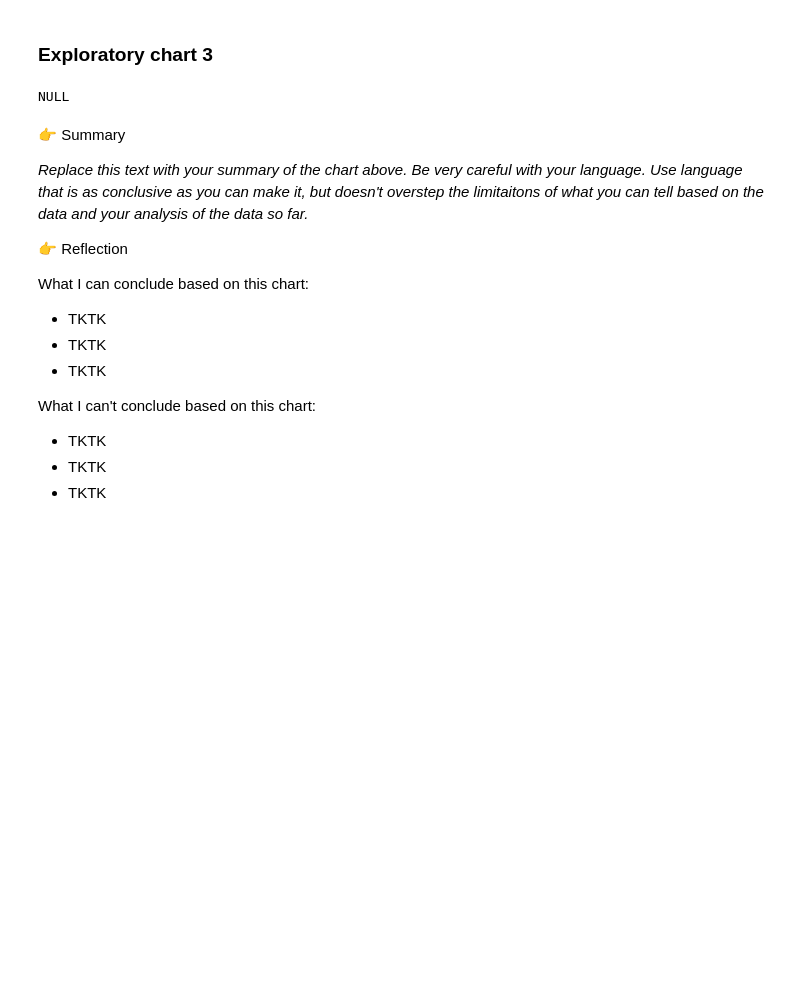
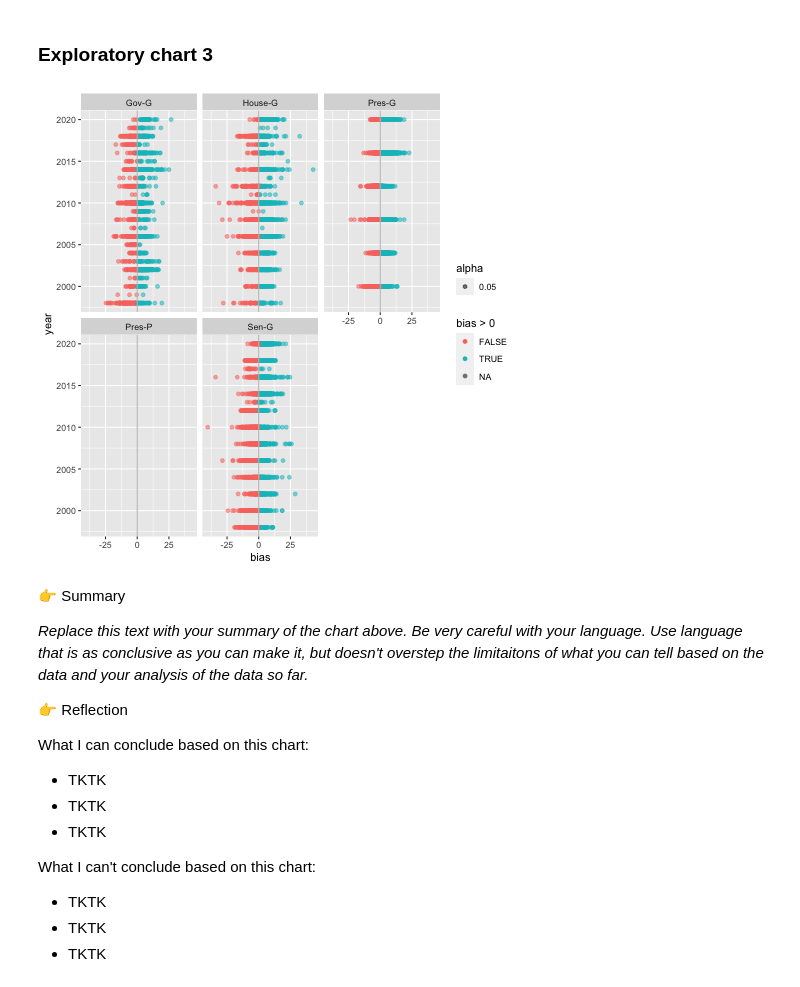
Before and after one commit to data4news-students/polling-exploration-cats, a Jupyter notebook: notebook-4.ipynb, the cells around one changed output. Cells and saved outputs as stored; diff of their text form; code cells hidden in the pictures; blank space fills up the shorter version.

```diff
--- a/notebook-4.ipynb
+++ b/notebook-4.ipynb
@@ -168,10 +174,14 @@ What I can't conclude based on this chart:
 # %%
 %%R
 
 # 👉 Chart 2
 # Insert code for a ggplot chart below
+ggplot(df) +
+    aes(x=bias, y=year, color=bias>0, alpha=.05) +
+    geom_point() +
+    geom_vline(aes(xintercept=0), color='grey') +facet_wrap(~type_simple)
 # %% [output]
-NULL
+[figure, added]
 # %% [markdown]
 👉 Summary
 
```
Also changed, not shown: parts of 3 cells of this notebook, 1 other file.
